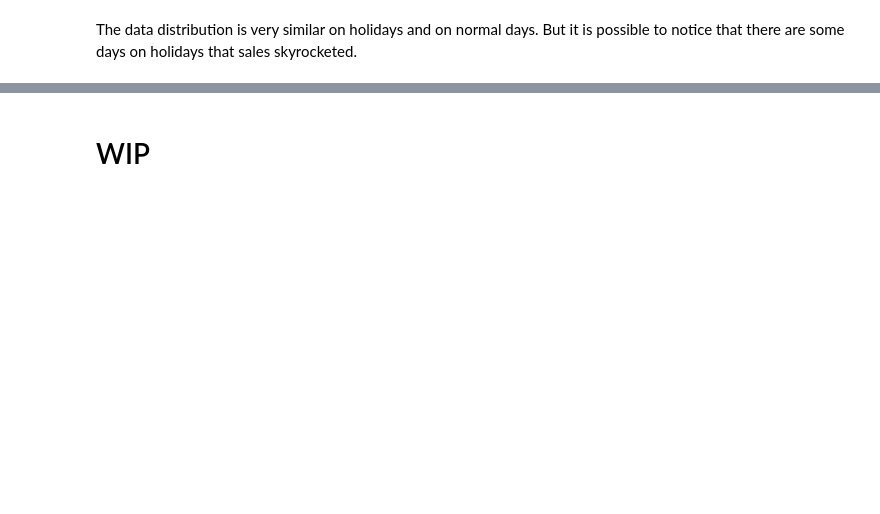
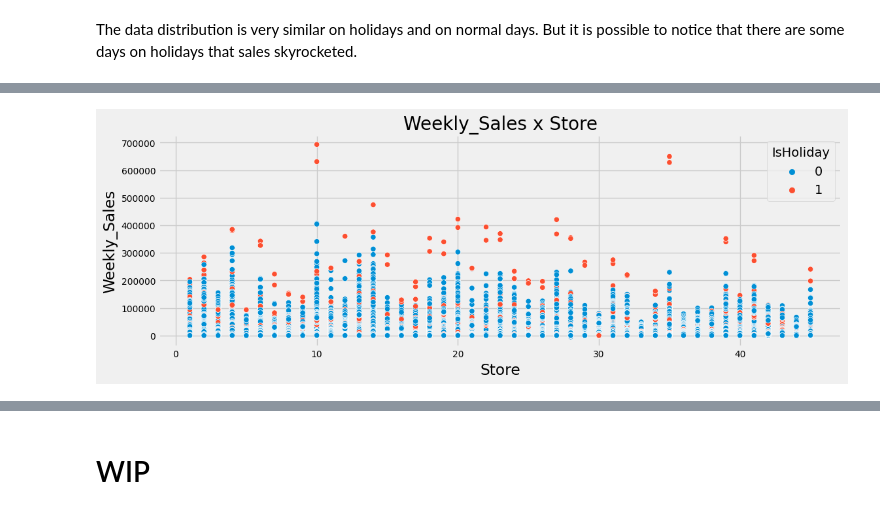
Before and after one commit to YuriCatramby/ds-reg-sales-forecast, a Jupyter notebook: ds-reg-sales-forecasting.ipynb, the cells around one changed output, grey strips where cells are left out. Cells and saved outputs as stored; diff of their text form; code cells hidden in the pictures; blank space fills up the shorter version.

```diff
--- a/ds-reg-sales-forecasting.ipynb
+++ b/ds-reg-sales-forecasting.ipynb
@@ -307,0 +326,7 @@ ax.set(title = 'Boxplot Weekly_Sales', xlabel = 'Weekly_Sales')
+# %%
+ax = sns.scatterplot(x = "Store", y = 'Weekly_Sales', hue = "IsHoliday", data = df_train_desc)
+ax.figure.set_size_inches(12, 4)
+ax.set(title = 'Weekly_Sales x Store')
+plt.show()
+# %% [output]
+[figure, added]
```
Also changed, not shown: parts of 10 cells of this notebook.
